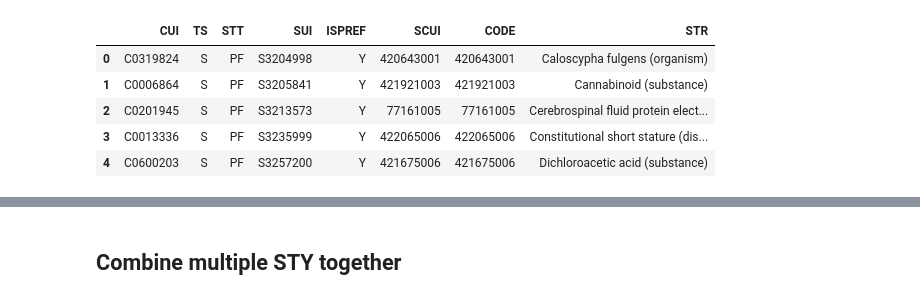
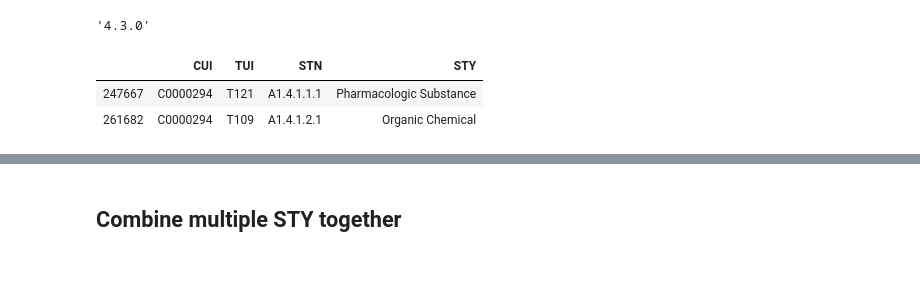
Before and after one commit to wtgme/snomed, a Jupyter notebook: networks.ipynb, the cells around one changed output, grey strips where cells are left out. Drawn from its saved outputs; the diff is of its cells as text; code cells hidden in the pictures; blank space fills up the shorter version.

```diff
--- a/networks.ipynb
+++ b/networks.ipynb
@@ -22,6 +22,11 @@ hv.opts.defaults(
 [interactive output not drawn]
 [interactive output not drawn]
 [interactive output not drawn]
+# %%
+import py2neo
+py2neo.__version__
+# %% [output]
+'4.3.0'
 # %%
 con = pd.read_csv('data/concepts.csv')
 sem = pd.read_csv('data/semantype.csv')
@@ -28,9 +33,0 @@ sem = pd.read_csv('data/semantype.csv')
-# %%
-con.head()
-# %% [output]
-|  | CUI | TS | STT | SUI | ISPREF | SCUI | CODE | STR |
-| 0 | C0319824 | S | PF | S3204998 | Y | 420643001 | 420643001 | Caloscypha fulgens (organism) |
-| 1 | C0006864 | S | PF | S3205841 | Y | 421921003 | 421921003 | Cannabinoid (substance) |
-| 2 | C0201945 | S | PF | S3213573 | Y | 77161005 | 77161005 | Cerebrospinal fluid protein elect... |
-| 3 | C0013336 | S | PF | S3235999 | Y | 422065006 | 422065006 | Constitutional short stature (dis... |
-| 4 | C0600203 | S | PF | S3257200 | Y | 421675006 | 421675006 | Dichloroacetic acid (substance) |
@@ -39,3 +34,10 @@ con = con[['CUI', 'SUI', 'STR', 'SCUI']]
+# %%
+# CUI <> TUI: n to n
+sem[sem['CUI']=='C0000294']
+# %% [output]
+|  | CUI | TUI | STN | STY |
+| 247667 | C0000294 | T121 | A1.4.1.1.1 | Pharmacologic Substance |
+| 261682 | C0000294 | T109 | A1.4.1.2.1 | Organic Chemical |
 # %%
 # # SUI is unique
 # con['SUI'].nunique()
```
Also changed, not shown: parts of 28 cells of this notebook, 3 other files.
